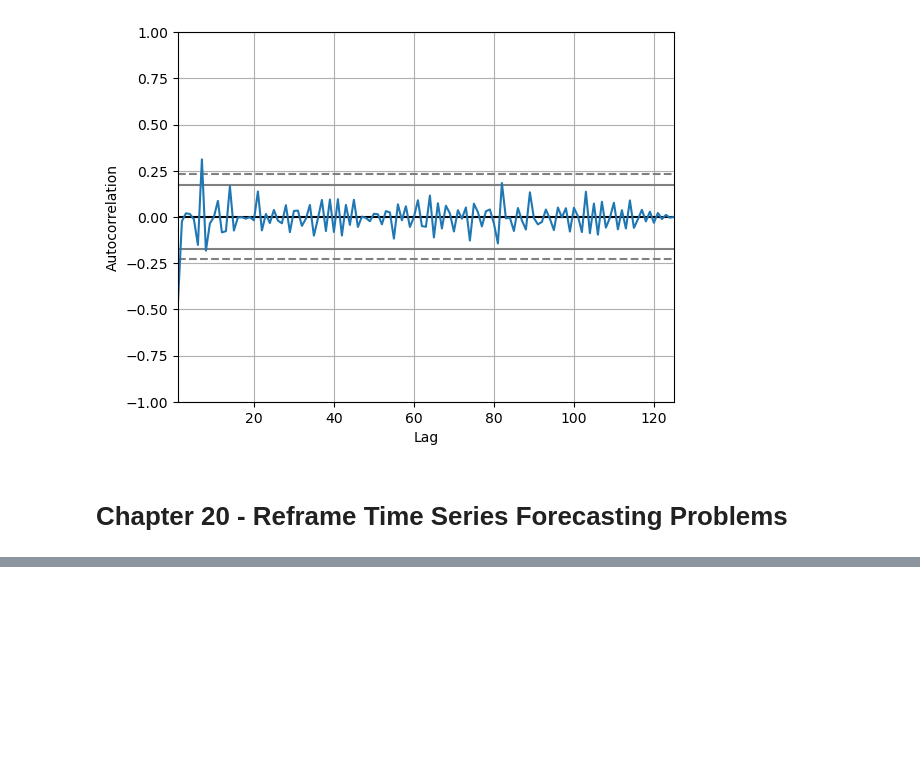
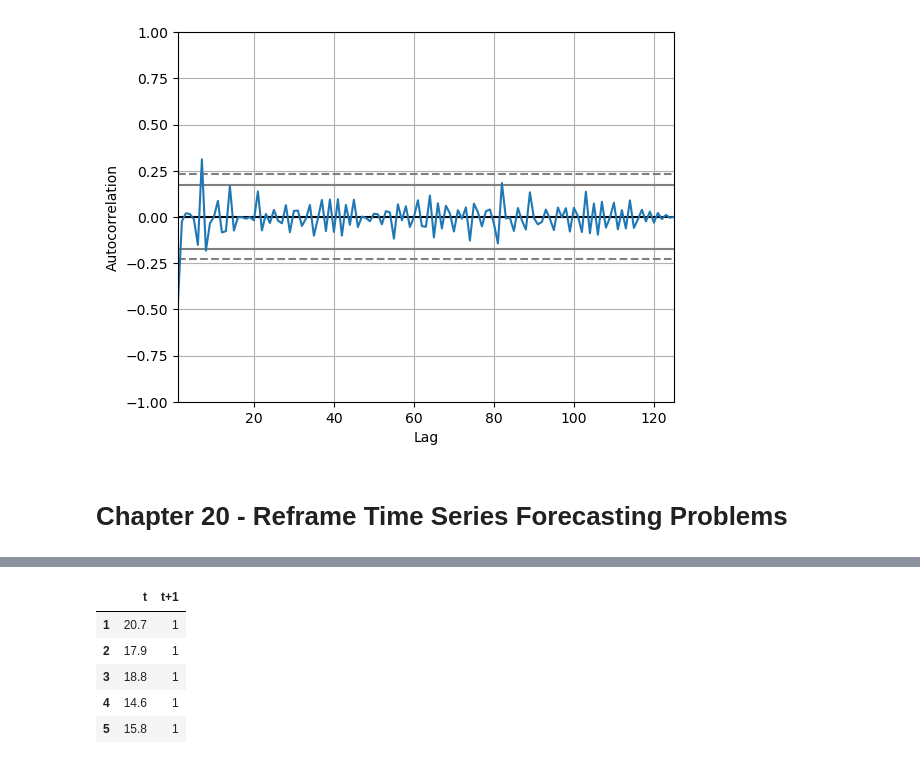
Before and after one commit to LeonardoSMSoares/Economics-Finance-2, a Jupyter notebook: Introduction to TS with Python/ITSP 03 - Evaluation.ipynb, the cells around one changed output, grey strips where cells are left out. Saved outputs shown, nothing was run; the diff lists cells and outputs as text; code cells hidden in the pictures; blank space fills up the shorter version.

```diff
--- a/Introduction to TS with Python/ITSP 03 - Evaluation.ipynb
+++ b/Introduction to TS with Python/ITSP 03 - Evaluation.ipynb
@@ -403,0 +446,33 @@ plt.show()
+# %%
+from pandas import DataFrame, concat
+
+# Create lagged dataset from 'Temp' column
+values = DataFrame(df2['Temp'].values)                        # Convert 'Temp' column to DataFrame
+dataframe = concat([values.shift(1), values], axis=1)         # Create lag features (t, t+1)
+dataframe.columns = ['t', 't+1']                              # Name the columns
+
+# Drop rows with NaN values created by shift
+dataframe.dropna(inplace=True)                                # Drop NaNs after shifting
+
+
+def discretize_column(df, column='t+1'):
+
+    conditions = [
+        df[column] < 10.0,
+        df[column] >= 25.0
+    ]
+    choices = [0, 2]
+    df[column] = np.select(conditions, choices, default=1)    # Apply rules
+    return df
+
+dataframe = discretize_column(dataframe, column='t+1')
+
+# Display first 5 rows
+dataframe.head()
+# %% [output]
+|  | t | t+1 |
+| 1 | 20.7 | 1 |
+| 2 | 17.9 | 1 |
+| 3 | 18.8 | 1 |
+| 4 | 14.6 | 1 |
+| 5 | 15.8 | 1 |
```
Also changed, not shown: parts of 3 cells of this notebook.
